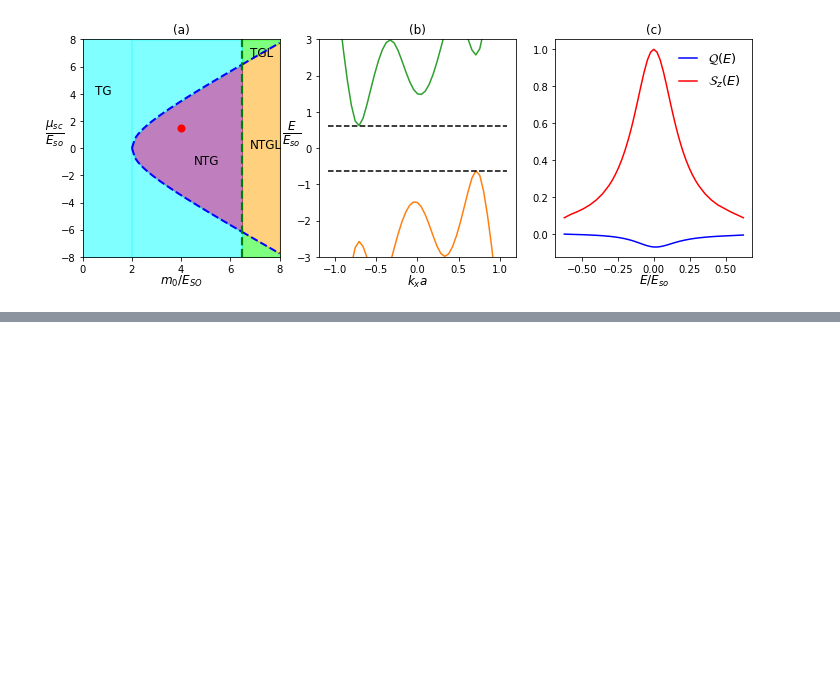
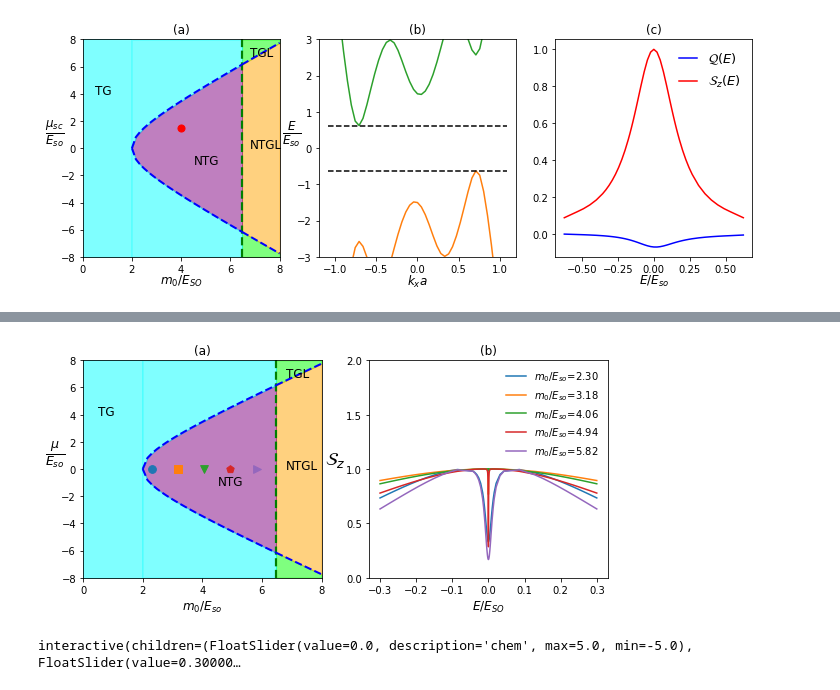
Before and after one commit to LeoFer-Bec/Topo_Supercond_notes, a Jupyter notebook: 4_SOC_NW_pumping.ipynb, the cells around one changed output, grey strips where cells are left out. Cells and saved outputs as stored; diff of their text form; code cells hidden in the pictures; blank space fills up the shorter version.

```diff
--- a/4_SOC_NW_pumping.ipynb
+++ b/4_SOC_NW_pumping.ipynb
@@ -644,0 +787,9 @@ charge_pump(chem=1.5,m_zero=4,polar=0.4, barrier=4.0)
+# %%
+diag_pumping_finite(chem=0.0,polar=0.4, barr=2.0)
+# %% [output]
+[figure, added]
+# %%
+w = interactive(diag_pumping_finite, chem=(-5.0,5.0), polar=(0.1,0.5), barr=(0.0,4.0))
+display(w)
+# %% [output]
+interactive(children=(FloatSlider(value=0.0, description='chem', max=5.0, min=-5.0), FloatSlider(value=0.30000…
```
Also changed, not shown: parts of 21 cells of this notebook, 1 other file.
